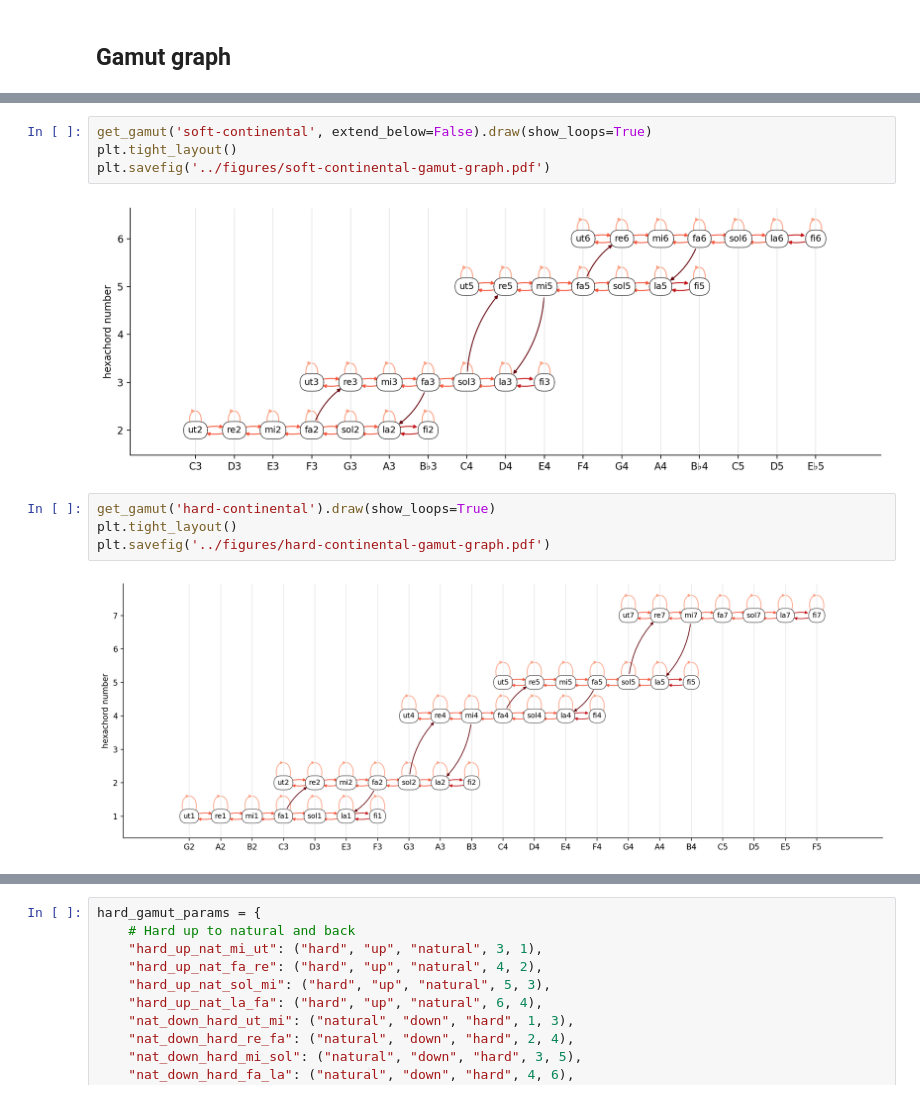
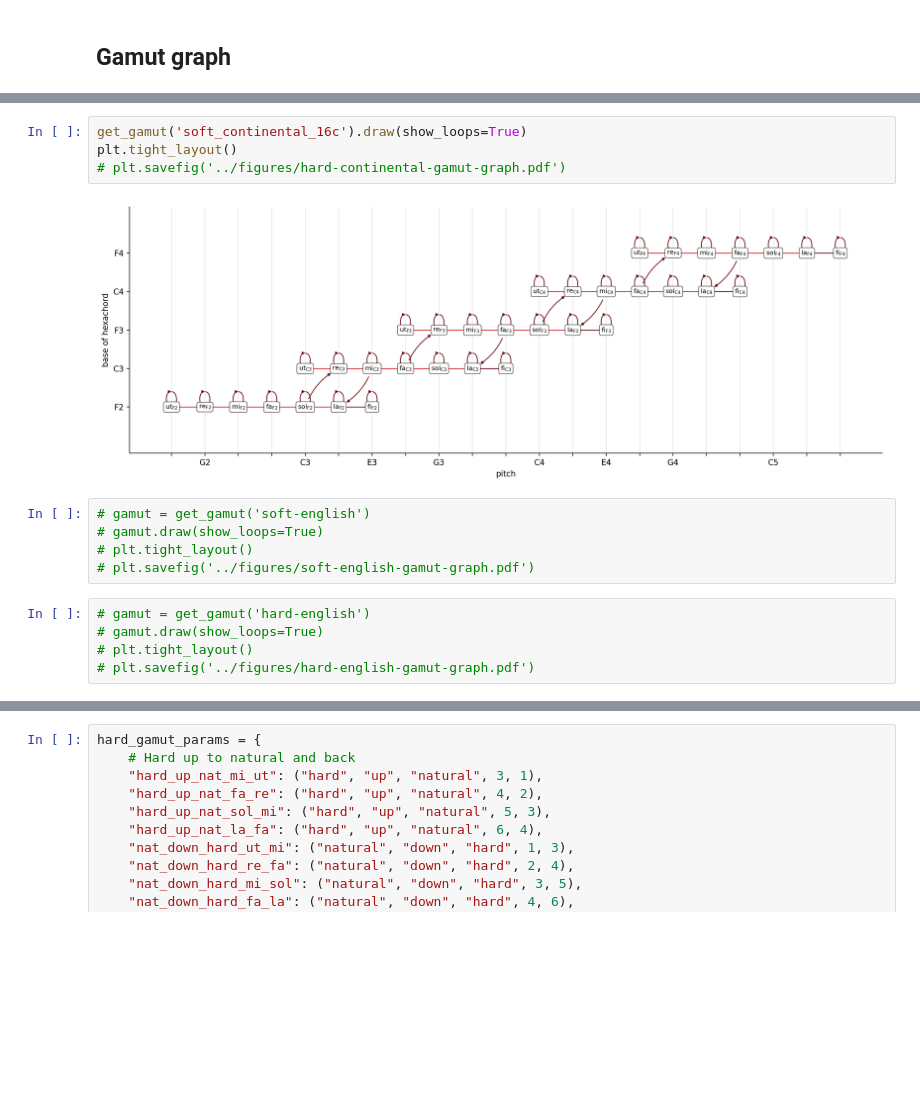
Before and after one commit to bacor/delasol, a Jupyter notebook: notebooks/plotting.ipynb, the cells around one changed output, grey strips where cells are left out. Saved outputs shown, nothing was run; the diff lists cells and outputs as text; blank space fills up the shorter version.

```diff
--- a/notebooks/plotting.ipynb
+++ b/notebooks/plotting.ipynb
@@ -23,12 +34,16 @@ H.draw()
 # %%
-get_gamut('soft-continental', extend_below=False).draw(show_loops=True)
+get_gamut('soft_continental_16c').draw(show_loops=True)
 plt.tight_layout()
-plt.savefig('../figures/soft-continental-gamut-graph.pdf')
+# plt.savefig('../figures/hard-continental-gamut-graph.pdf')
 # %% [output]
-[figure, old version]
+[figure, new version]
+# %%
+# gamut = get_gamut('soft-english')
+# gamut.draw(show_loops=True)
+# plt.tight_layout()
+# plt.savefig('../figures/soft-english-gamut-graph.pdf')
 # %%
-get_gamut('hard-continental').draw(show_loops=True)
-plt.tight_layout()
-plt.savefig('../figures/hard-continental-gamut-graph.pdf')
+# gamut = get_gamut('hard-english')
+# gamut.draw(show_loops=True)
+# plt.tight_layout()
+# plt.savefig('../figures/hard-english-gamut-graph.pdf')
-# %% [output]
-[figure, removed]
```
Also changed, not shown: parts of 12 cells of this notebook, 45 other files.
